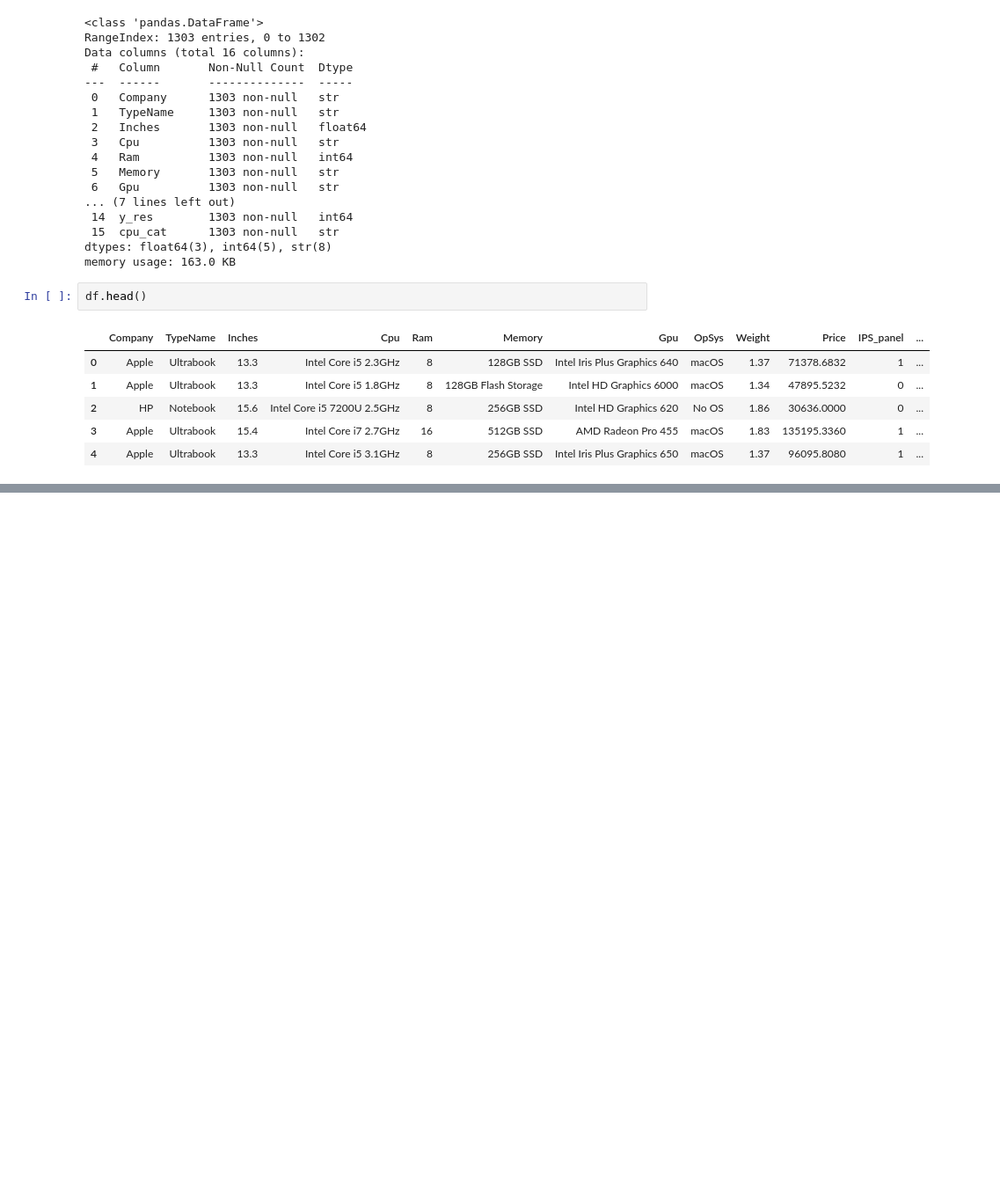
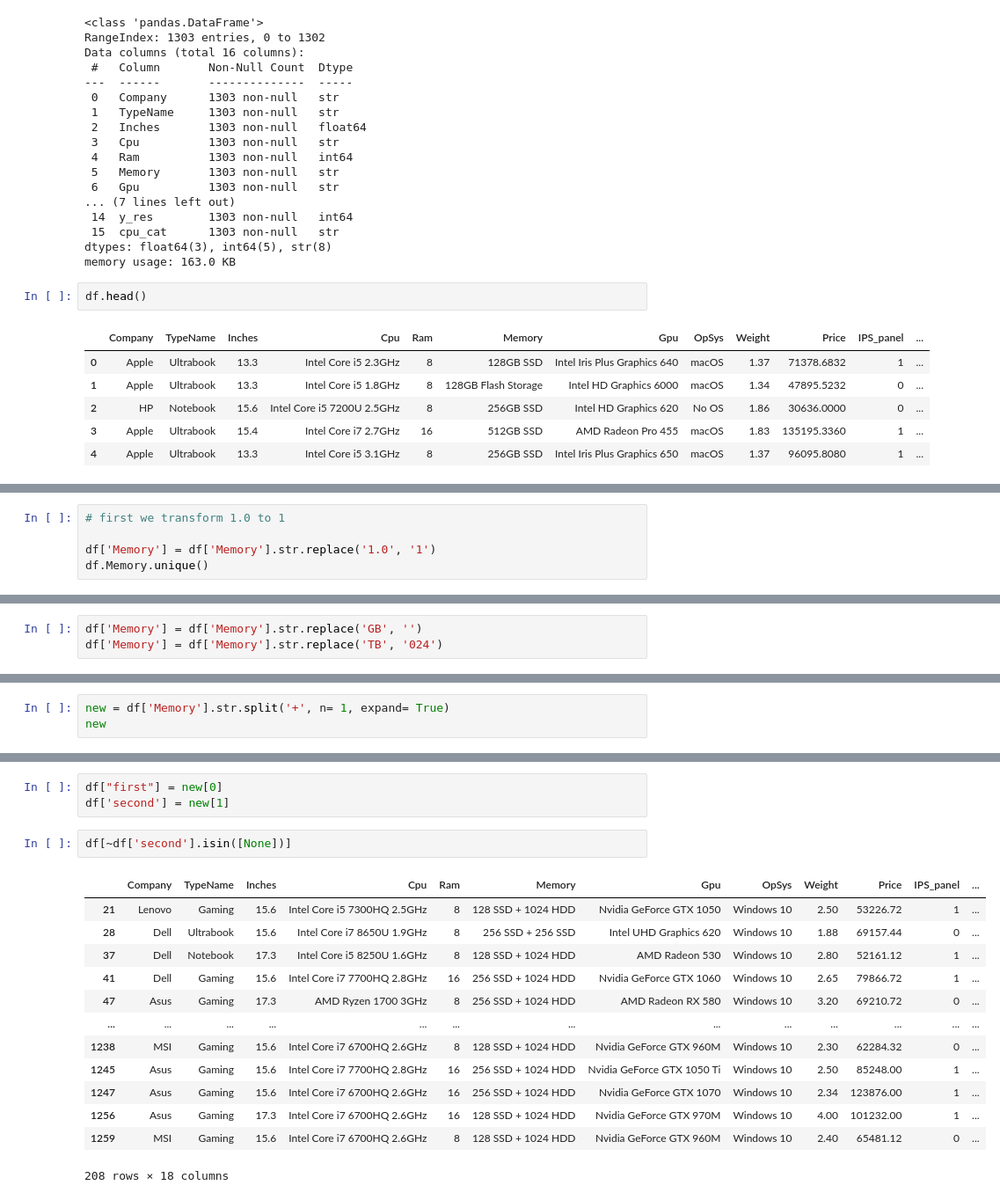
Before and after one commit to PrathamIngole/Data-Science, a Jupyter notebook: EDA/data_cleaning/laptop_data.ipynb, the cells around one changed output, grey strips where cells are left out. Shown at 88% size. Cells and saved outputs as stored; diff of their text form; blank space fills up the shorter version.

```diff
--- a/EDA/data_cleaning/laptop_data.ipynb
+++ b/EDA/data_cleaning/laptop_data.ipynb
@@ -541,0 +640,5 @@ df.head()
+# %%
+# first we transform 1.0 to 1
+
+df['Memory'] = df['Memory'].str.replace('1.0', '1')
+df.Memory.unique()
@@ -541,0 +663,3 @@ df.head()
+# %%
+df['Memory'] = df['Memory'].str.replace('GB', '')
+df['Memory'] = df['Memory'].str.replace('TB', '024')
@@ -541,0 +686,3 @@ df.head()
+# %%
+new = df['Memory'].str.split('+', n= 1, expand= True)
+new
@@ -541,0 +723,19 @@ df.head()
+# %%
+df["first"] = new[0]
+df['second'] = new[1]
+# %%
+df[~df['second'].isin([None])]
+# %% [output]
+|  | Company | TypeName | Inches | Cpu | Ram | Memory | Gpu | OpSys | Weight | Price | IPS_panel | ... |
+| 21 | Lenovo | Gaming | 15.6 | Intel Core i5 7300HQ 2.5GHz | 8 | 128 SSD + 1024 HDD | Nvidia GeForce GTX 1050 | Windows 10 | 2.50 | 53226.72 | 1 | ... |
+| 28 | Dell | Ultrabook | 15.6 | Intel Core i7 8650U 1.9GHz | 8 | 256 SSD + 256 SSD | Intel UHD Graphics 620 | Windows 10 | 1.88 | 69157.44 | 0 | ... |
+| 37 | Dell | Notebook | 17.3 | Intel Core i5 8250U 1.6GHz | 8 | 128 SSD + 1024 HDD | AMD Radeon 530 | Windows 10 | 2.80 | 52161.12 | 1 | ... |
+| 41 | Dell | Gaming | 15.6 | Intel Core i7 7700HQ 2.8GHz | 16 | 256 SSD + 1024 HDD | Nvidia GeForce GTX 1060 | Windows 10 | 2.65 | 79866.72 | 1 | ... |
+| 47 | Asus | Gaming | 17.3 | AMD Ryzen 1700 3GHz | 8 | 256 SSD + 1024 HDD | AMD Radeon RX 580 | Windows 10 | 3.20 | 69210.72 | 0 | ... |
+| ... | ... | ... | ... | ... | ... | ... | ... | ... | ... | ... | ... | ... |
+| 1238 | MSI | Gaming | 15.6 | Intel Core i7 6700HQ 2.6GHz | 8 | 128 SSD + 1024 HDD | Nvidia GeForce GTX 960M | Windows 10 | 2.30 | 62284.32 | 0 | ... |
+| 1245 | Asus | Gaming | 15.6 | Intel Core i7 7700HQ 2.8GHz | 16 | 256 SSD + 1024 HDD | Nvidia GeForce GTX 1050 Ti | Windows 10 | 2.50 | 85248.00 | 1 | ... |
+| 1247 | Asus | Gaming | 15.6 | Intel Core i7 6700HQ 2.6GHz | 16 | 256 SSD + 1024 HDD | Nvidia GeForce GTX 1070 | Windows 10 | 2.34 | 123876.00 | 1 | ... |
+| 1256 | Asus | Gaming | 17.3 | Intel Core i7 6700HQ 2.6GHz | 16 | 128 SSD + 1024 HDD | Nvidia GeForce GTX 970M | Windows 10 | 4.00 | 101232.00 | 1 | ... |
+| 1259 | MSI | Gaming | 15.6 | Intel Core i7 6700HQ 2.6GHz | 8 | 128 SSD + 1024 HDD | Nvidia GeForce GTX 960M | Windows 10 | 2.40 | 65481.12 | 0 | ... |
+208 rows × 18 columns
```
Also changed, not shown: parts of 64 cells of this notebook, 17 other files.
